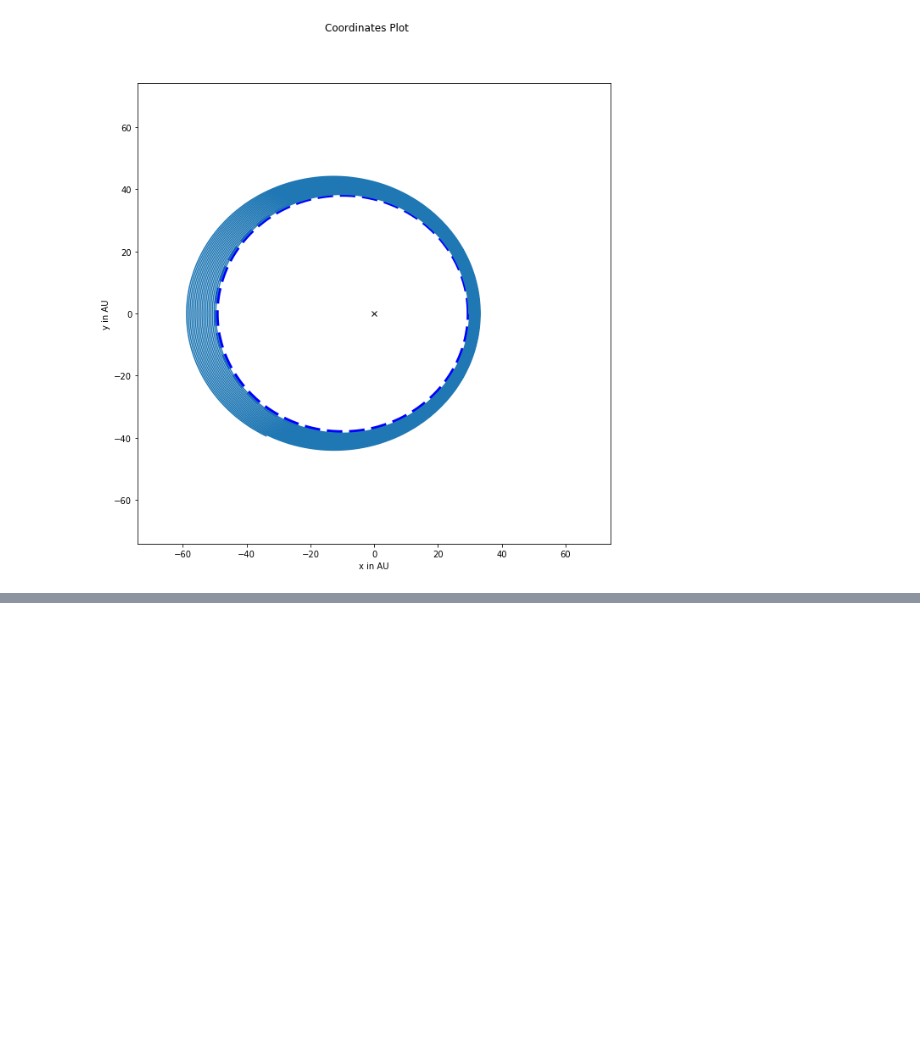
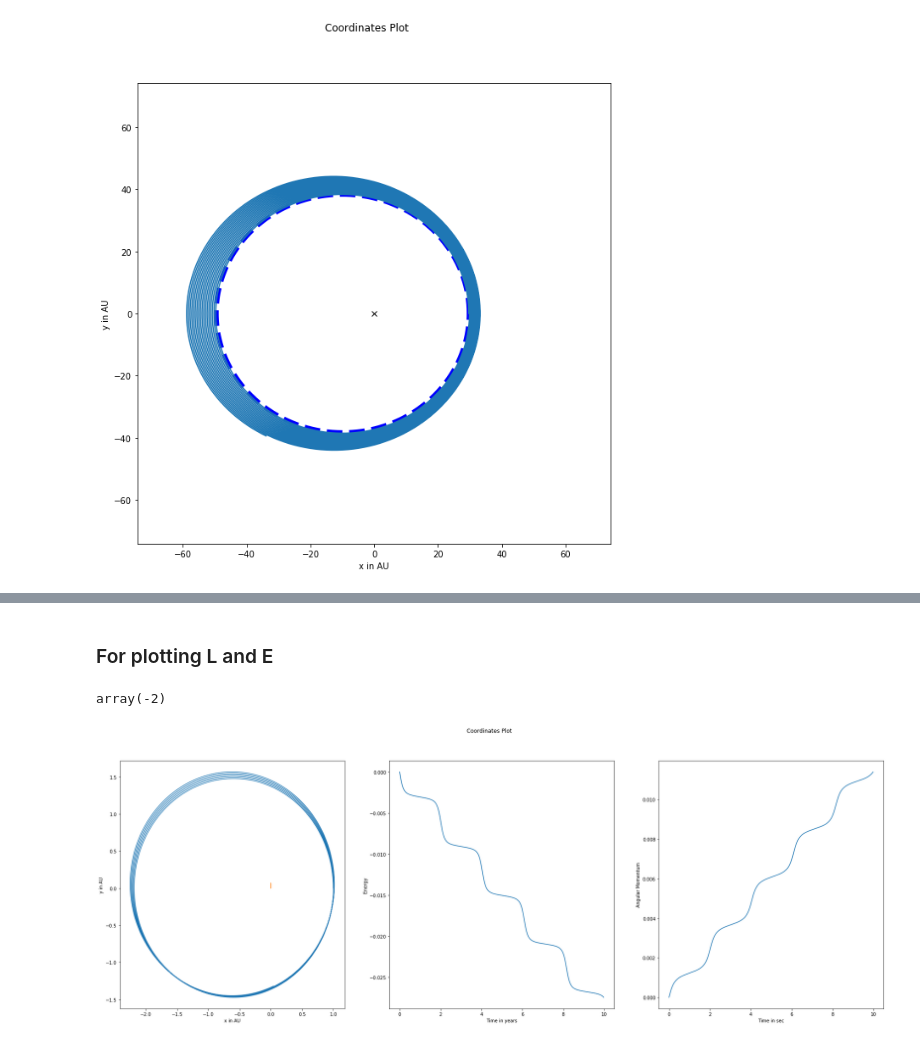
Before and after one commit to jnaiman/csci-p-14110, a Jupyter notebook: _includes/ellipses_etal/a_few_notes.ipynb, the cells around one changed output, grey strips where cells are left out. Cells and saved outputs as stored; diff of their text form; code cells hidden in the pictures; blank space fills up the shorter version.

```diff
--- a/_includes/ellipses_etal/a_few_notes.ipynb
+++ b/_includes/ellipses_etal/a_few_notes.ipynb
@@ -197,0 +307,26 @@ plot_orbits(ecc, T, delta_t_frac=0.0001, n_orbits=20)
+# %% [markdown]
+### For plotting L and E
+# %%
+x = np.array([5,6])
+y = np.array([7,8])
+
+np.cross(x,y)
+# %% [output]
+array(-2)
+# %%
+# energy
+def calcE(m1, m2, r1, r2, v1, v2):
+    mag_r = np.sqrt( (r1-r2).dot(r1-r2) )
+    return 0.5*(m1*v1.dot(v1) + m2*v2.dot(v2)) - G*m1*m2/mag_r
+
+# angular momentum
+def calcL(m1, m2, r1, r2, v1, v2):
+    #print(r1, v1, np.cross(r1,v1))
+    L = m1*np.cross(r1,v1) + m2*np.cross(r2,v2)
+    #mag_L = np.sqrt( L.dot(L) )
+    # for 2D
+    mag_L = np.sqrt(L*L)
+    return mag_L
+# %%
+ri = r_0
+vi = v_0
@@ -197,0 +369,40 @@ plot_orbits(ecc, T, delta_t_frac=0.0001, n_orbits=20)
+# %%
+# let's plot!
+fig, ax = plt.subplots(1, 3, figsize = (10*3, 10))
+fig.suptitle('Coordinates Plot')
+
+ax[0].set_xlabel('x in AU')
+ax[0].set_ylabel('y in AU')
+
+# plot Euler's solution, particle 1
+ax[0].plot(r[:,0,0]/AUinCM, r[:,0,1]/AUinCM)
+
+# particle 2
+ax[0].plot(r[:,1,0]/AUinCM, r[:,1,1]/AUinCM)
+
+# analysis plots
+#ax[1].plot(t, E)
+#ax[1].set_xlabel('Time in sec')
+#ax[1].set_ylabel('Energy')
+
+#ax[2].plot(t, L)
+#ax[2].set_xlabel('Time in sec')
+#ax[2].set_ylabel('Angular Momentum')
+
+# in percentages
+startE = E[0]; startL = L[0]
+E = (E - E[0])/startE
+L = (L - L[0])/startL
+t = np.array(t)/(365*24*60*60.)
+ax[1].plot(t, E)
+ax[1].set_xlabel('Time in years')
+ax[1].set_ylabel('Energy')
+
+ax[2].plot(t, L)
+ax[2].set_xlabel('Time in sec')
+ax[2].set_ylabel('Angular Momentum')
+
+
+plt.show()
+# %% [output]
+[figure, added]
```
Also changed, not shown: parts of 12 cells of this notebook, 18 other files.
